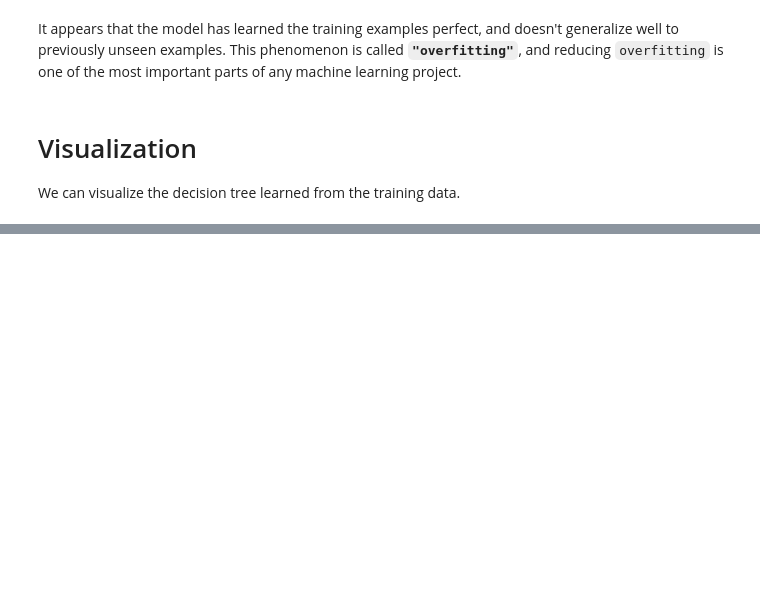
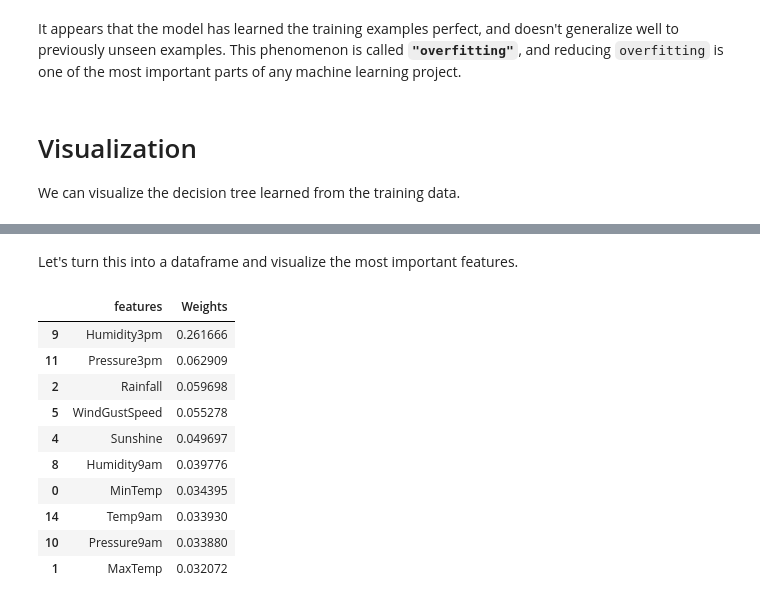
Before and after one commit to imshiv-10/ML-SkLearn, a Jupyter notebook: 3. Decision Trees and Hyperparameters/decision_trees_random_forests.ipynb, the cells around one changed output, grey strips where cells are left out. Drawn from its saved outputs; the diff is of its cells as text; code cells hidden in the pictures; blank space fills up the shorter version.

```diff
--- a/3. Decision Trees and Hyperparameters/decision_trees_random_forests.ipynb
+++ b/3. Decision Trees and Hyperparameters/decision_trees_random_forests.ipynb
@@ -810,0 +882,2 @@ We can visualize the decision tree learned from the training data.
+# %% [markdown]
+Let's turn this into a dataframe and visualize the most important features.
@@ -810,0 +889,14 @@ We can visualize the decision tree learned from the training data.
+# %%
+importance_df.head(10)
+# %% [output]
+|  | features | Weights |
+| 9 | Humidity3pm | 0.261666 |
+| 11 | Pressure3pm | 0.062909 |
+| 2 | Rainfall | 0.059698 |
+| 5 | WindGustSpeed | 0.055278 |
+| 4 | Sunshine | 0.049697 |
+| 8 | Humidity9am | 0.039776 |
+| 0 | MinTemp | 0.034395 |
+| 14 | Temp9am | 0.033930 |
+| 10 | Pressure9am | 0.033880 |
+| 1 | MaxTemp | 0.032072 |
```
Also changed, not shown: parts of 8 cells of this notebook.
